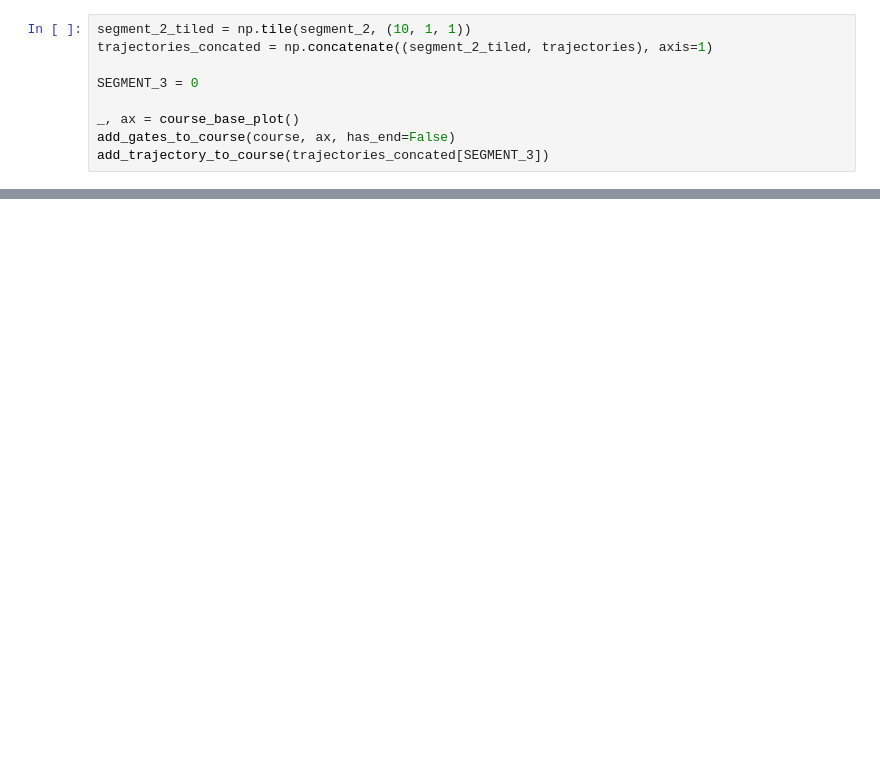
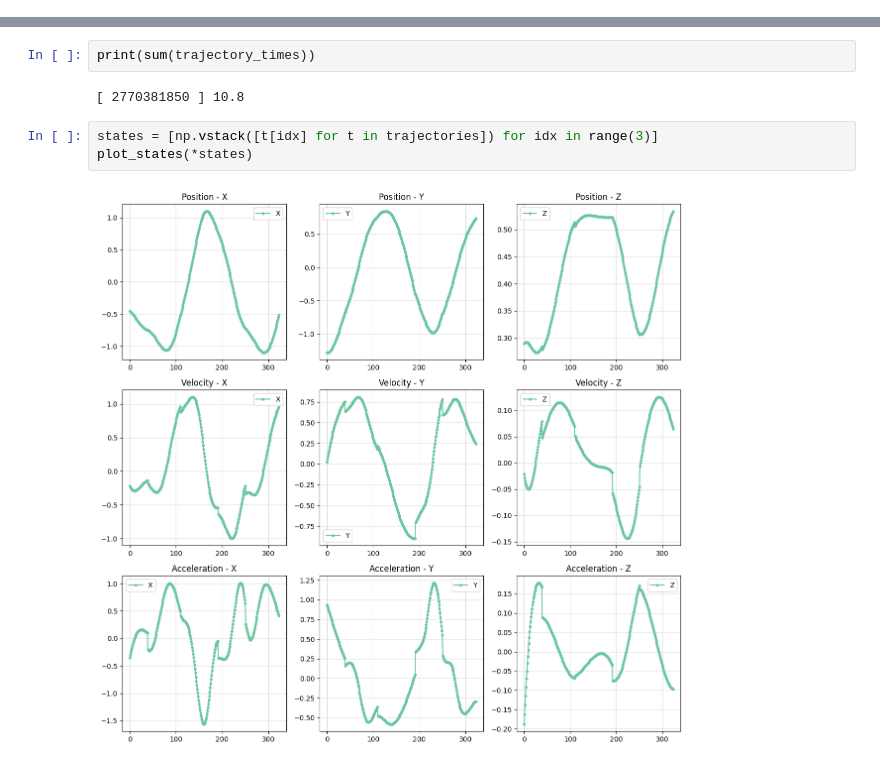
Before and after one commit to sparthaje/quadrotor-diffusion, a Jupyter notebook: notebooks/ldm.ipynb, the cells around one changed output, grey strips where cells are left out. Drawn from its saved outputs; the diff is of its cells as text; blank space fills up the shorter version.

```diff
--- a/notebooks/ldm.ipynb
+++ b/notebooks/ldm.ipynb
@@ -159,9 +63,0 @@ trajectories = model.sample(10, 128, vae_downsample, "cuda", local_conditioning=
-# %%
-segment_2_tiled = np.tile(segment_2, (10, 1, 1))
-trajectories_concated = np.concatenate((segment_2_tiled, trajectories), axis=1)
-
-SEGMENT_3 = 0
-
-_, ax = course_base_plot()
-add_gates_to_course(course, ax, has_end=False)
-add_trajectory_to_course(trajectories_concated[SEGMENT_3])
@@ -195,0 +139,9 @@ print("acc error", fitted[2][overlapping_idx] - fitted[2][-1])
+# %%
+print(sum(trajectory_times))
+# %% [output]
+[ 2770381850 ] 10.8
+# %%
+states = [np.vstack([t[idx] for t in trajectories]) for idx in range(3)]
+plot_states(*states)
+# %% [output]
+[figure, added]
```
Also changed, not shown: parts of 20 cells of this notebook, 19 other files.
